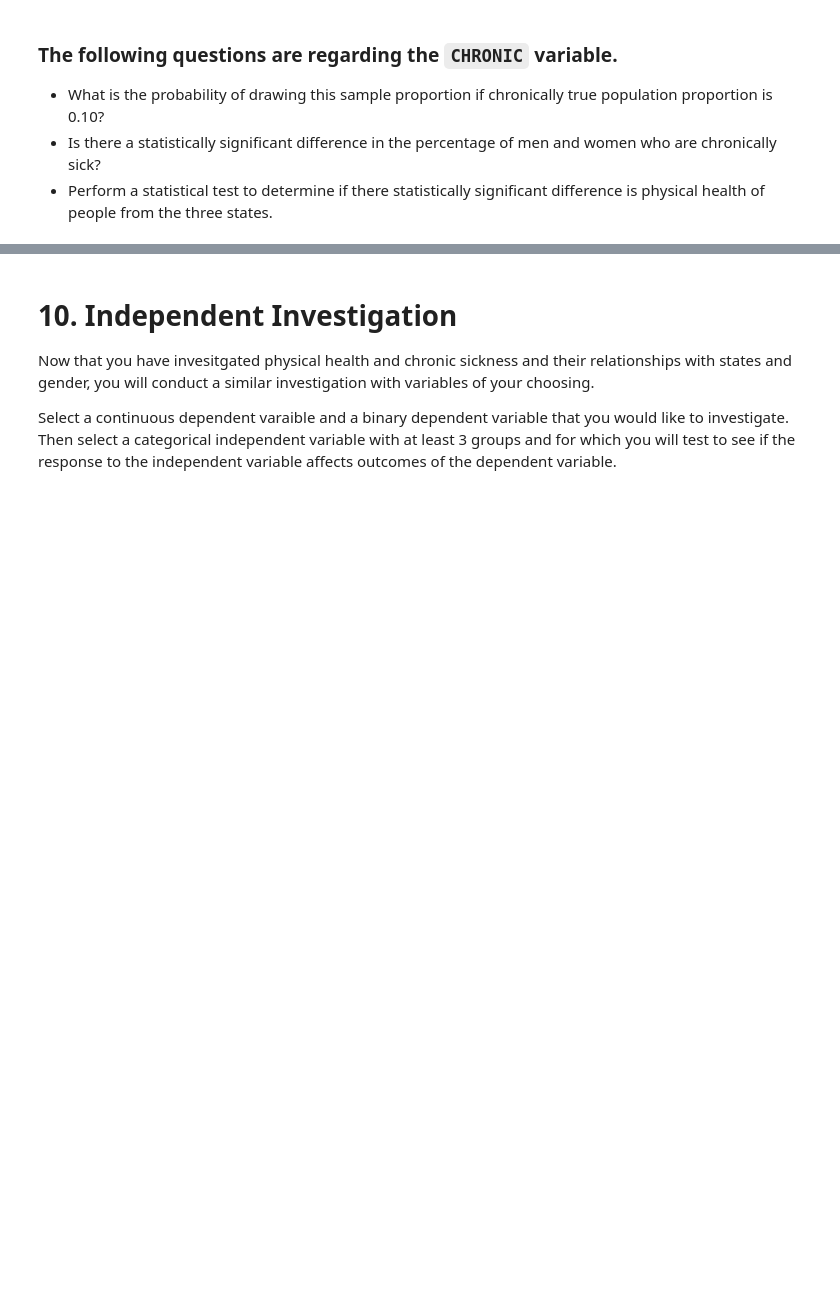
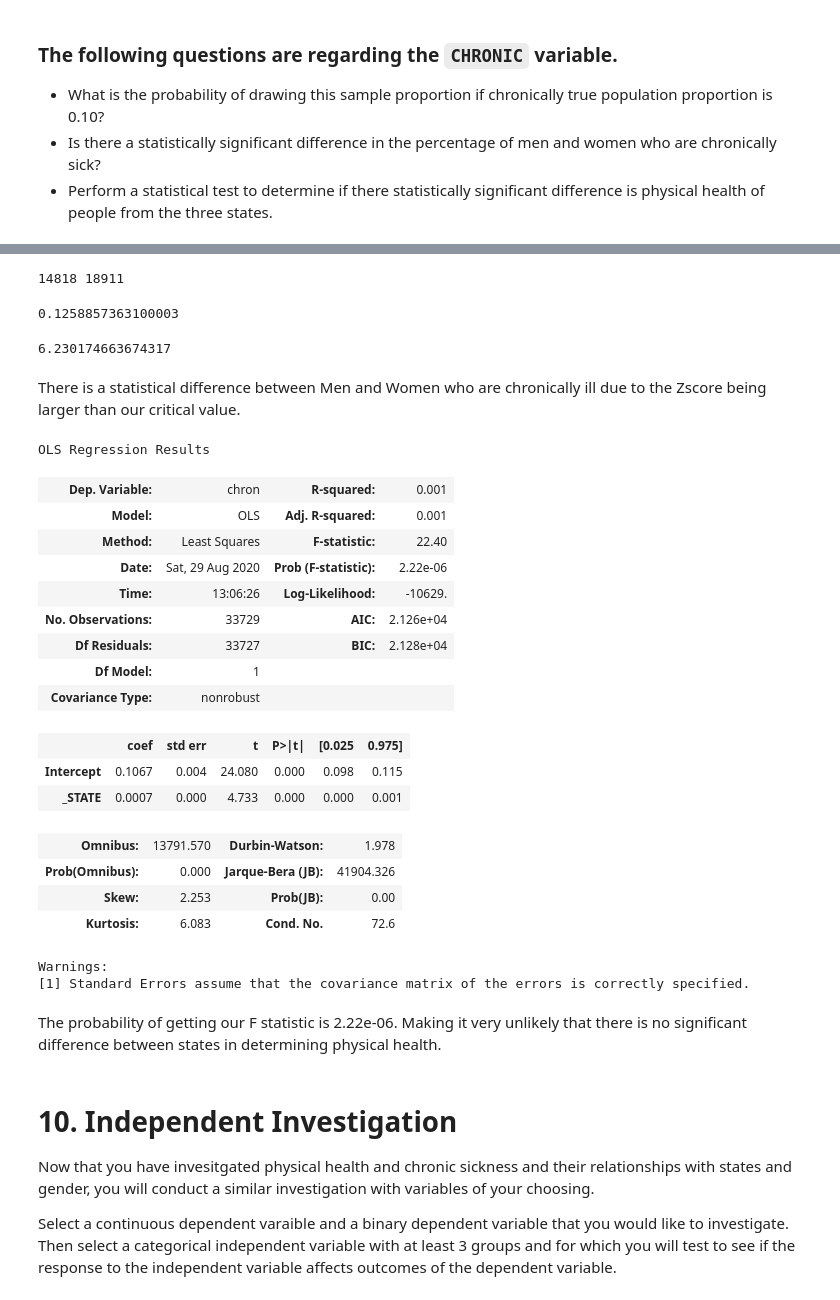
Before and after one commit to learn-co-students/nyc-mhtn-ds-080320-lectures, a Jupyter notebook: Mod_2/STATS_case_study/Statistical_Tests_Applied.ipynb, the cells around one changed output, grey strips where cells are left out. Cells and saved outputs as stored; diff of their text form; code cells hidden in the pictures; blank space fills up the shorter version.

```diff
--- a/Mod_2/STATS_case_study/Statistical_Tests_Applied.ipynb
+++ b/Mod_2/STATS_case_study/Statistical_Tests_Applied.ipynb
@@ -433,0 +518,15 @@ The 95 percent confidence interval for chronically sick people are +29.00 -29.57
+# %%
+n1,n2=df.groupby('SEX').count().chron
+print(n1,n2)
+# %% [output]
+14818 18911
+# %%
+p_hat=df.chron.mean()
+print(p_hat)
+# %% [output]
+0.1258857363100003
+# %%
+dif_two=abs((p1-p2)/np.sqrt((p_hat*(1-p_hat))*((1/n1)+(1/n2))))
+dif_two
+# %% [output]
+6.230174663674317
@@ -434,3 +536,30 @@ The 95 percent confidence interval for chronically sick people are +29.00 -29.57
+# %% [markdown]
+There is a statistical difference between Men and Women who are chronically ill due to the Zscore being larger than our critical value.
+# %%
+anova_season = ols('chron~_STATE', data=df).fit()
+anova_season.summary()
+# %% [output]
+OLS Regression Results
+| Dep. Variable: | chron | R-squared: | 0.001 |
+| Model: | OLS | Adj. R-squared: | 0.001 |
+| Method: | Least Squares | F-statistic: | 22.40 |
+| Date: | Sat, 29 Aug 2020 | Prob (F-statistic): | 2.22e-06 |
+| Time: | 13:06:26 | Log-Likelihood: | -10629. |
+| No. Observations: | 33729 | AIC: | 2.126e+04 |
+| Df Residuals: | 33727 | BIC: | 2.128e+04 |
+| Df Model: | 1 |  |  |
+| Covariance Type: | nonrobust |  |  |
+|  | coef | std err | t | P>|t| | [0.025 | 0.975] |
+| Intercept | 0.1067 | 0.004 | 24.080 | 0.000 | 0.098 | 0.115 |
+| _STATE | 0.0007 | 0.000 | 4.733 | 0.000 | 0.000 | 0.001 |
+| Omnibus: | 13791.570 | Durbin-Watson: | 1.978 |
+| Prob(Omnibus): | 0.000 | Jarque-Bera (JB): | 41904.326 |
+| Skew: | 2.253 | Prob(JB): | 0.00 |
+| Kurtosis: | 6.083 | Cond. No. | 72.6 |
+Warnings:
+[1] Standard Errors assume that the covariance matrix of the errors is correctly specified.
+# %% [markdown]
+The probability of getting our F statistic is 2.22e-06. Making it very unlikely that there is no significant difference between states in determining physical health.
 # %% [markdown]
 # 10. Independent Investigation
 
```
Also changed, not shown: parts of 73 cells of this notebook, 2 other files.
